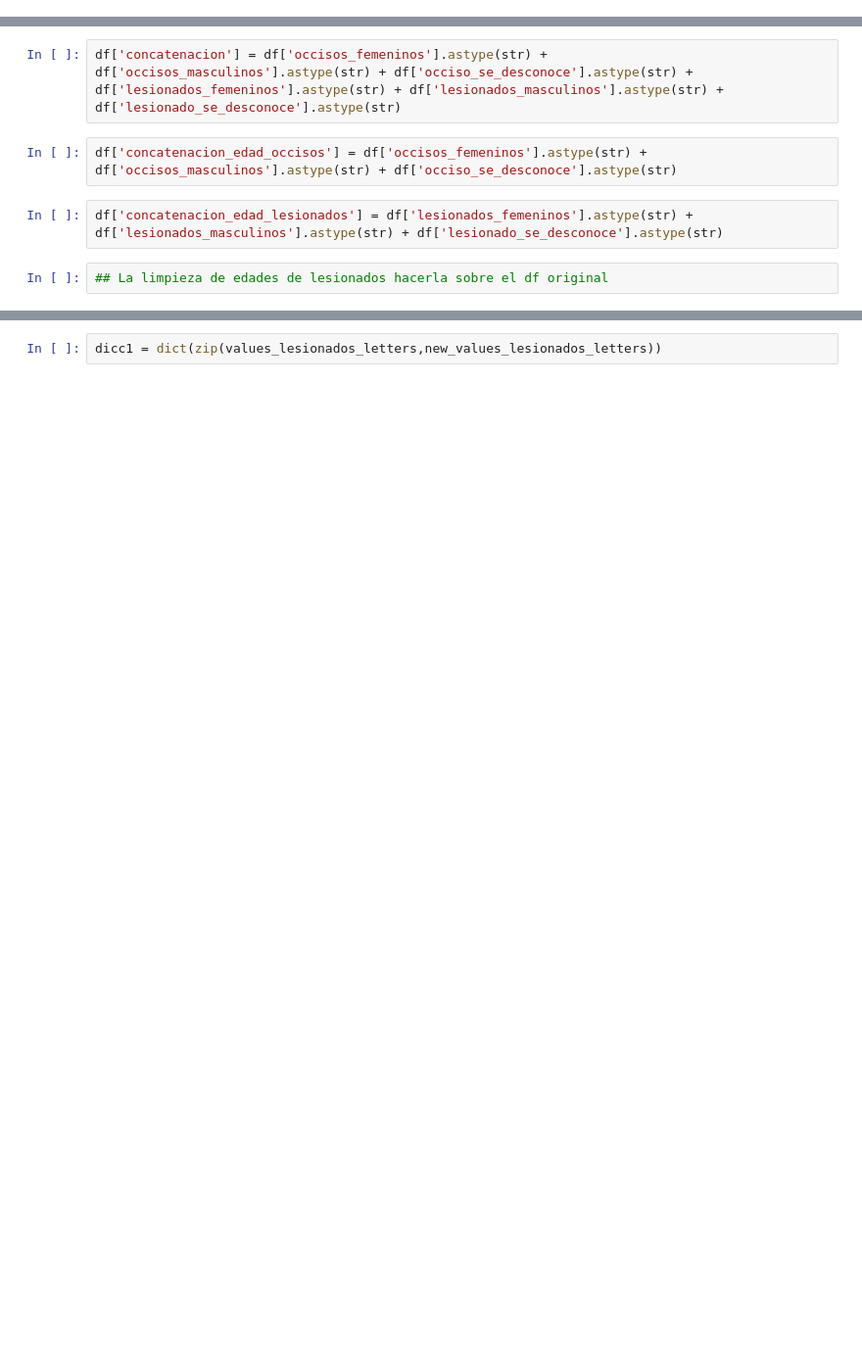
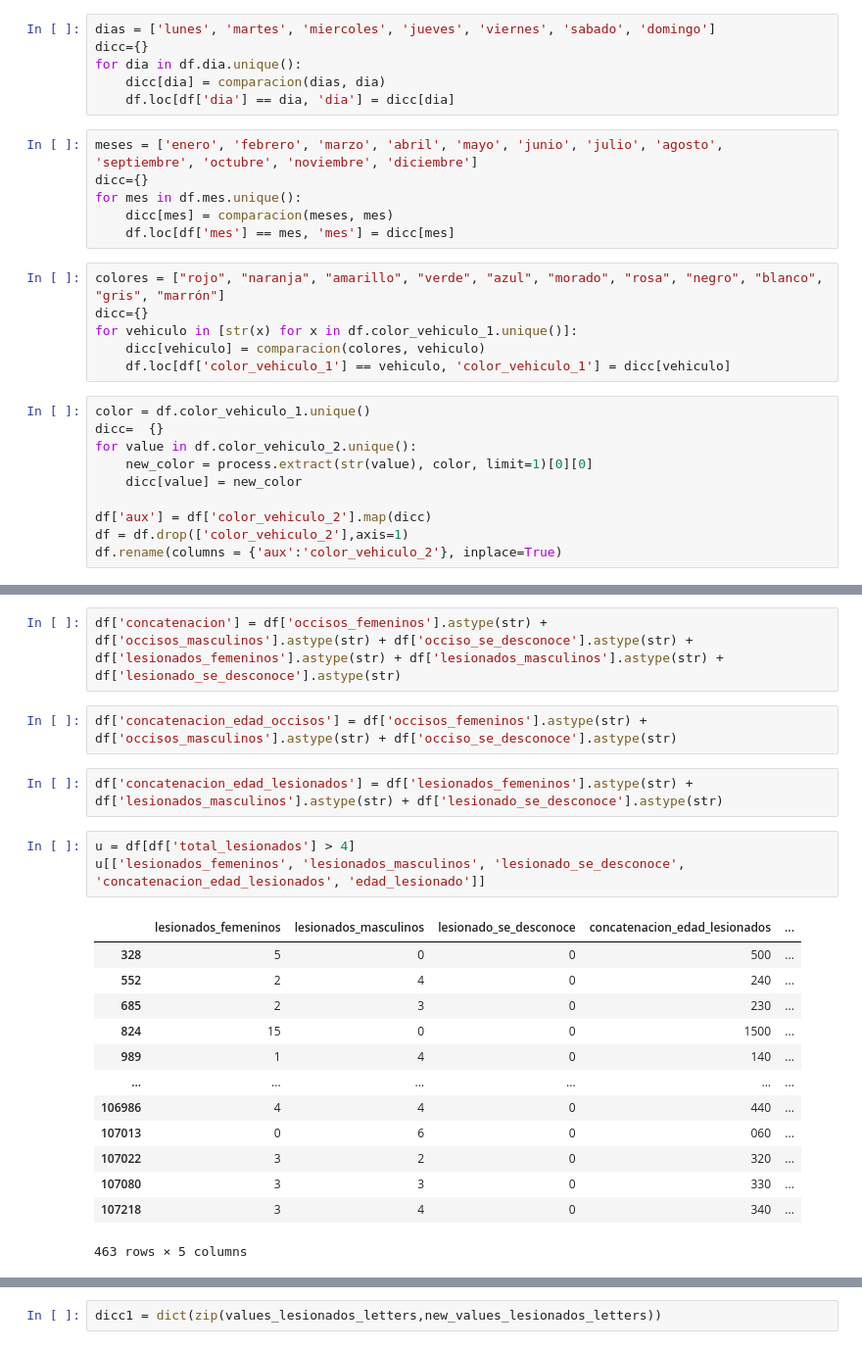
Before and after one commit to RiemanNClav/Hechos-de-Transito-registrados-por-la-SSC, a Jupyter notebook: Hechos de transito registrados por la SSC.ipynb, the cells around one changed output, grey strips where cells are left out. Shown at 98% size. Saved outputs shown, nothing was run; the diff lists cells and outputs as text; blank space fills up the shorter version.

```diff
--- a/Hechos de transito registrados por la SSC.ipynb
+++ b/Hechos de transito registrados por la SSC.ipynb
@@ -333,3 +339,31 @@ dict(zip(df.dtypes.index,df.dtypes.values))
+# %%
+dias = ['lunes', 'martes', 'miercoles', 'jueves', 'viernes', 'sabado', 'domingo']
+dicc={}
+for dia in df.dia.unique():
+    dicc[dia] = comparacion(dias, dia)
+    df.loc[df['dia'] == dia, 'dia'] = dicc[dia]
+# %%
+meses = ['enero', 'febrero', 'marzo', 'abril', 'mayo', 'junio', 'julio', 'agosto', 'septiembre', 'octubre', 'noviembre', 'diciembre']
+dicc={}
+for mes in df.mes.unique():
+    dicc[mes] = comparacion(meses, mes)
+    df.loc[df['mes'] == mes, 'mes'] = dicc[mes]
+# %%
+colores = ["rojo", "naranja", "amarillo", "verde", "azul", "morado", "rosa", "negro", "blanco", "gris", "marrón"]
+dicc={}
+for vehiculo in [str(x) for x in df.color_vehiculo_1.unique()]:
+    dicc[vehiculo] = comparacion(colores, vehiculo)
+    df.loc[df['color_vehiculo_1'] == vehiculo, 'color_vehiculo_1'] = dicc[vehiculo]
+# %%
+color = df.color_vehiculo_1.unique()
+dicc=  {}
+for value in df.color_vehiculo_2.unique():
+    new_color = process.extract(str(value), color, limit=1)[0][0]
+    dicc[value] = new_color
+
+df['aux'] = df['color_vehiculo_2'].map(dicc)
+df = df.drop(['color_vehiculo_2'],axis=1)
+df.rename(columns = {'aux':'color_vehiculo_2'}, inplace=True)
 # %%
 df.loc[df['identidad'] == 'PASAJERA DEL TAXI', 'identidad'] = 'PASAJERA_DEL_TAXI'
 df.loc[df['edad_occiso'] == 'SD', 'edad_occiso'] = '0'
@@ -342,5 +396,20 @@ df['concatenacion'] = df['occisos_femeninos'].astype(str) + df['occisos_masculin
 df['concatenacion_edad_occisos'] = df['occisos_femeninos'].astype(str) + df['occisos_masculinos'].astype(str) + df['occiso_se_desconoce'].astype(str)
 # %%
 df['concatenacion_edad_lesionados'] = df['lesionados_femeninos'].astype(str) + df['lesionados_masculinos'].astype(str) + df['lesionado_se_desconoce'].astype(str)
-# %%
-## La limpieza de edades de lesionados hacerla sobre el df original
+# %%
+u = df[df['total_lesionados'] > 4]
+u[['lesionados_femeninos', 'lesionados_masculinos', 'lesionado_se_desconoce', 'concatenacion_edad_lesionados', 'edad_lesionado']]
+# %% [output]
+|  | lesionados_femeninos | lesionados_masculinos | lesionado_se_desconoce | concatenacion_edad_lesionados | ... |
+| 328 | 5 | 0 | 0 | 500 | ... |
+| 552 | 2 | 4 | 0 | 240 | ... |
+| 685 | 2 | 3 | 0 | 230 | ... |
+| 824 | 15 | 0 | 0 | 1500 | ... |
+| 989 | 1 | 4 | 0 | 140 | ... |
+| ... | ... | ... | ... | ... | ... |
+| 106986 | 4 | 4 | 0 | 440 | ... |
+| 107013 | 0 | 6 | 0 | 060 | ... |
+| 107022 | 3 | 2 | 0 | 320 | ... |
+| 107080 | 3 | 3 | 0 | 330 | ... |
+| 107218 | 3 | 4 | 0 | 340 | ... |
+463 rows × 5 columns
```
Also changed, not shown: parts of 87 cells of this notebook, 2 other files.
